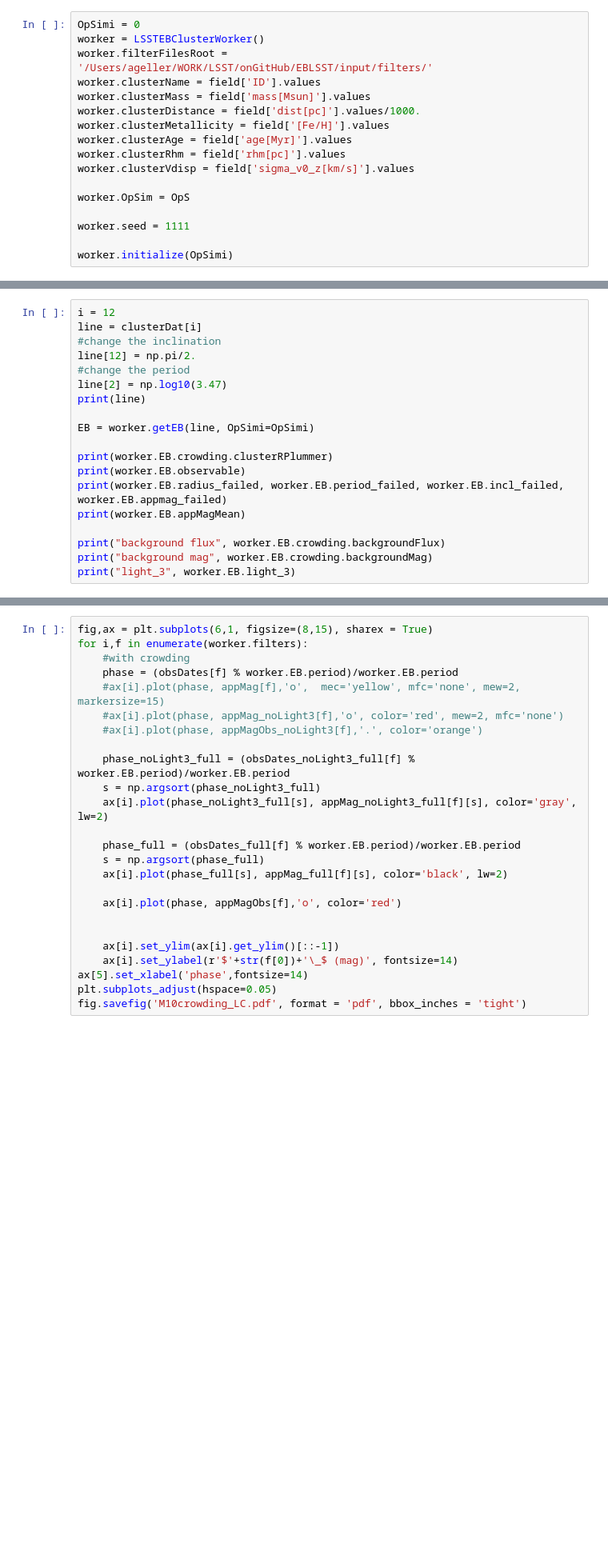
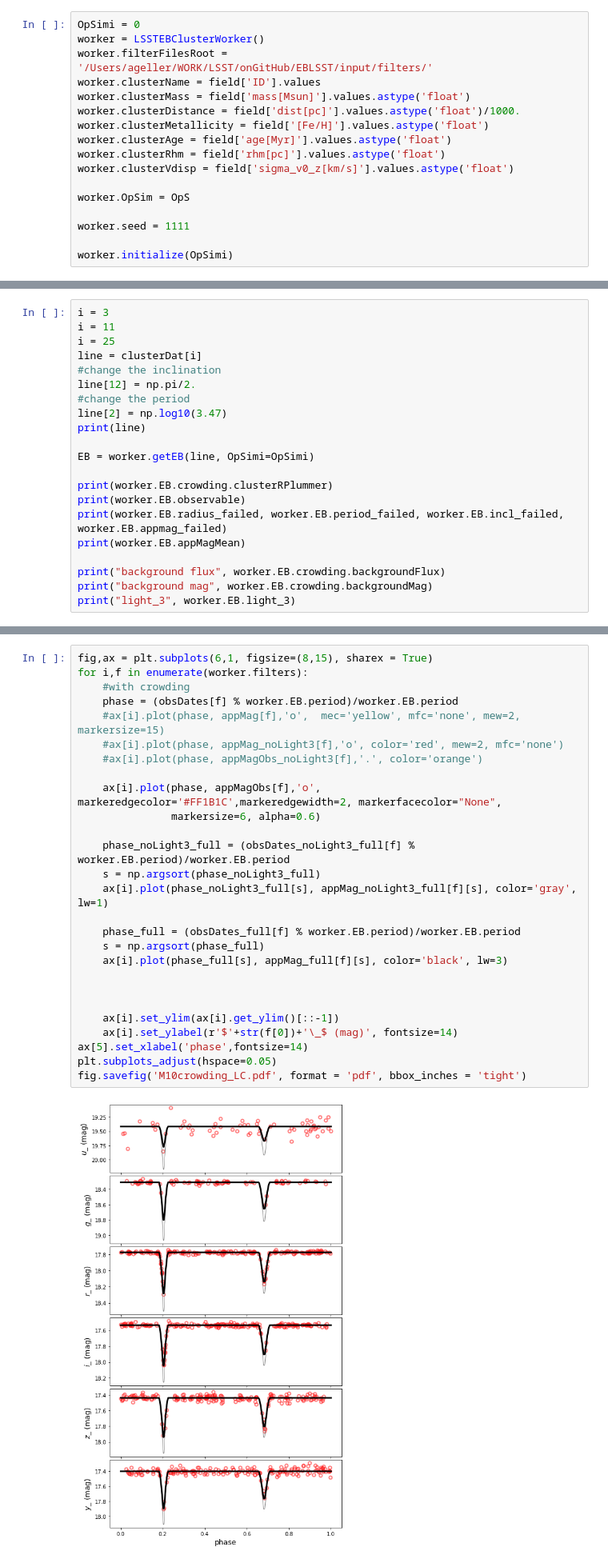
Before and after one commit to ageller/EB-LSST, a Jupyter notebook: testing/crowding/testClusterCrowdingDriver.ipynb, the cells around one changed output, grey strips where cells are left out. Shown at 80% size. Cells and saved outputs as stored; diff of their text form; blank space fills up the shorter version.

```diff
--- a/testing/crowding/testClusterCrowdingDriver.ipynb
+++ b/testing/crowding/testClusterCrowdingDriver.ipynb
@@ -54,12 +53,12 @@ OpSimi = 0
 worker = LSSTEBClusterWorker()
 worker.filterFilesRoot = '/Users/ageller/WORK/LSST/onGitHub/EBLSST/input/filters/'
 worker.clusterName = field['ID'].values
-worker.clusterMass = field['mass[Msun]'].values
-worker.clusterDistance = field['dist[pc]'].values/1000.
-worker.clusterMetallicity = field['[Fe/H]'].values
-worker.clusterAge = field['age[Myr]'].values
-worker.clusterRhm = field['rhm[pc]'].values
-worker.clusterVdisp = field['sigma_v0_z[km/s]'].values
+worker.clusterMass = field['mass[Msun]'].values.astype('float')
+worker.clusterDistance = field['dist[pc]'].values.astype('float')/1000.
+worker.clusterMetallicity = field['[Fe/H]'].values.astype('float')
+worker.clusterAge = field['age[Myr]'].values.astype('float')
+worker.clusterRhm = field['rhm[pc]'].values.astype('float')
+worker.clusterVdisp = field['sigma_v0_z[km/s]'].values.astype('float')
 
 worker.OpSim = OpS
 
@@ -100,5 +101,7 @@ Number of binaries 73
 # %%
-i = 12
+i = 3
+i = 11
+i = 25
 line = clusterDat[i]
 #change the inclination
 line[12] = np.pi/2.
@@ -266,28 +235,32 @@ obsDates_noLight3_full = worker.EB.obsDates.copy()
 # %%
 fig,ax = plt.subplots(6,1, figsize=(8,15), sharex = True)
 for i,f in enumerate(worker.filters):
     #with crowding
     phase = (obsDates[f] % worker.EB.period)/worker.EB.period
     #ax[i].plot(phase, appMag[f],'o',  mec='yellow', mfc='none', mew=2, markersize=15)
     #ax[i].plot(phase, appMag_noLight3[f],'o', color='red', mew=2, mfc='none')
     #ax[i].plot(phase, appMagObs_noLight3[f],'.', color='orange')
 
+    ax[i].plot(phase, appMagObs[f],'o', markeredgecolor='#FF1B1C',markeredgewidth=2, markerfacecolor="None",
+               markersize=6, alpha=0.6)
+
     phase_noLight3_full = (obsDates_noLight3_full[f] % worker.EB.period)/worker.EB.period
     s = np.argsort(phase_noLight3_full)
-    ax[i].plot(phase_noLight3_full[s], appMag_noLight3_full[f][s], color='gray', lw=2)
+    ax[i].plot(phase_noLight3_full[s], appMag_noLight3_full[f][s], color='gray', lw=1)
 
     phase_full = (obsDates_full[f] % worker.EB.period)/worker.EB.period
     s = np.argsort(phase_full)
-    ax[i].plot(phase_full[s], appMag_full[f][s], color='black', lw=2)
+    ax[i].plot(phase_full[s], appMag_full[f][s], color='black', lw=3)
 
-    ax[i].plot(phase, appMagObs[f],'o', color='red')
 
 
     ax[i].set_ylim(ax[i].get_ylim()[::-1])
     ax[i].set_ylabel(r'$'+str(f[0])+'\_$ (mag)', fontsize=14)
 ax[5].set_xlabel('phase',fontsize=14)
 plt.subplots_adjust(hspace=0.05)
 fig.savefig('M10crowding_LC.pdf', format = 'pdf', bbox_inches = 'tight')
+# %% [output]
+[figure, added]
 # %%
 fig,ax = plt.subplots(6,1, figsize=(10,10), sharex = True)
 for i,f in enumerate(worker.filters):
```
Also changed, not shown: parts of 8 cells of this notebook, 2 other files.
